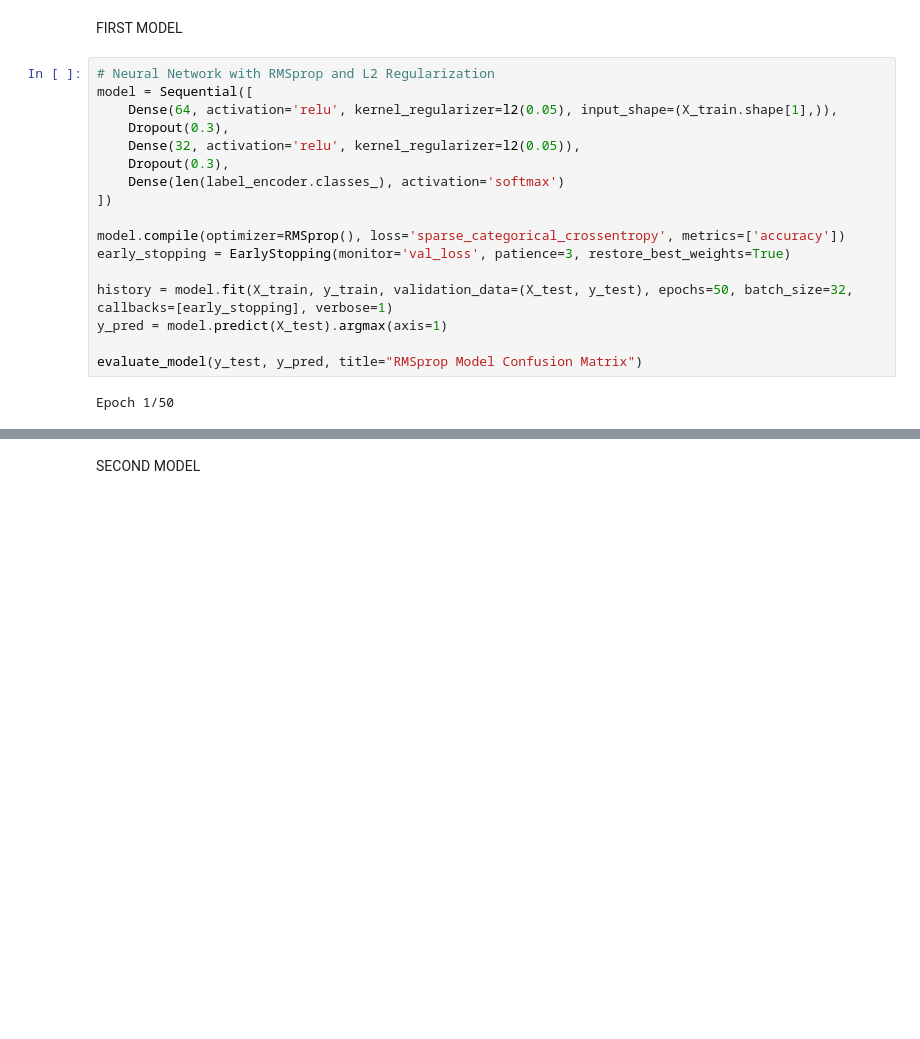
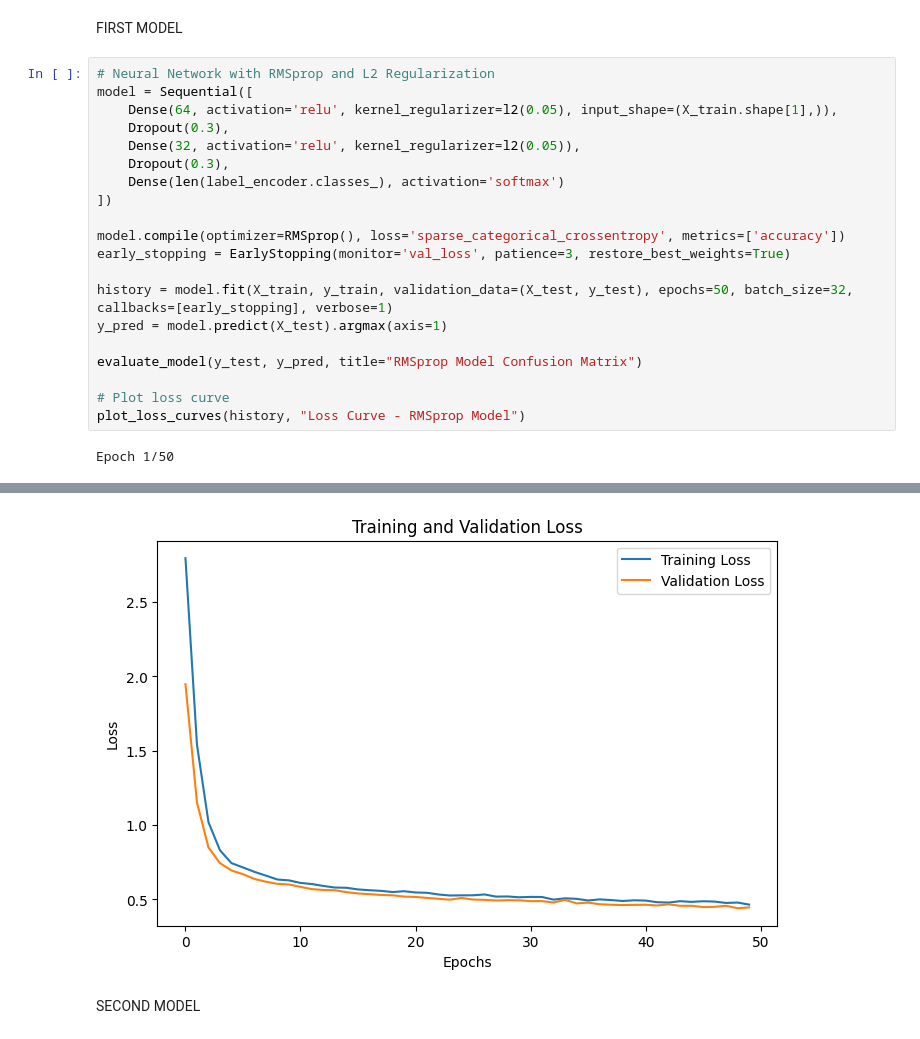
Before and after one commit to Kalisa21/Smart_mobility, a Jupyter notebook: Traffic_flow.ipynb, the cells around one changed output, grey strips where cells are left out. Drawn from its saved outputs; the diff is of its cells as text; blank space fills up the shorter version.

```diff
--- a/Traffic_flow.ipynb
+++ b/Traffic_flow.ipynb
@@ -102,5 +113,8 @@ history = model.fit(X_train, y_train, validation_data=(X_test, y_test), epochs=5
 y_pred = model.predict(X_test).argmax(axis=1)
 
 evaluate_model(y_test, y_pred, title="RMSprop Model Confusion Matrix")
+
+# Plot loss curve
+plot_loss_curves(history, "Loss Curve - RMSprop Model")
 # %% [output]
 Epoch 1/50
@@ -124,4 +138,5 @@ F1 Score: 0.8910
 [figure]
+[figure, added]
 # %% [markdown]
 SECOND MODEL
 # %%
```
Also changed, not shown: parts of 4 cells of this notebook.
